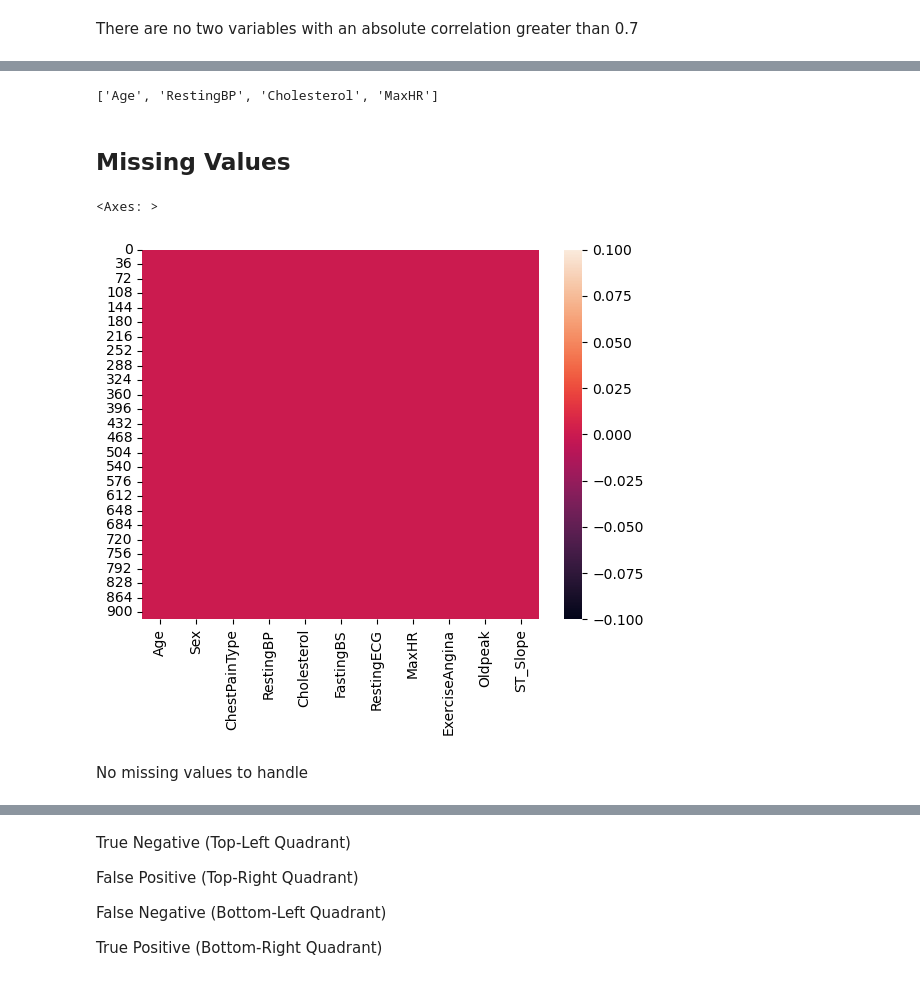
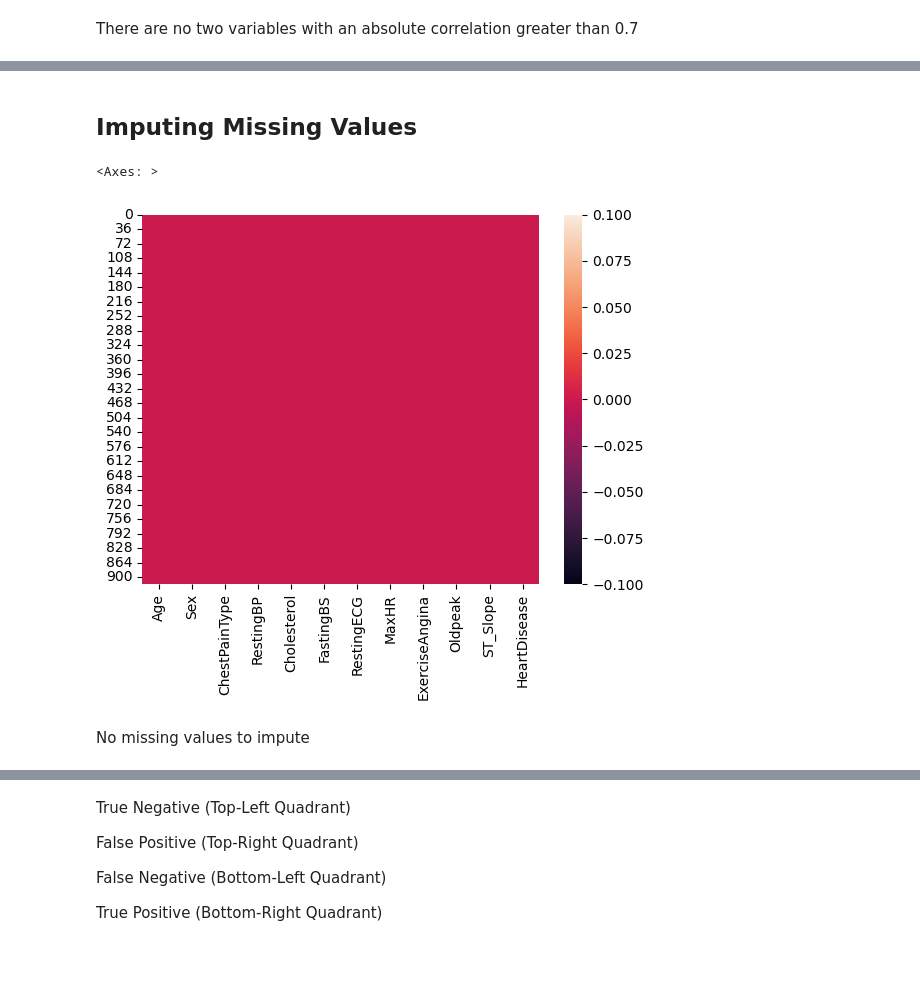
Before and after one commit to DevJGraham/Heart_Disease_Prediction, a Jupyter notebook: heart_disease_prediction.ipynb, the cells around one changed output, grey strips where cells are left out. Drawn from its saved outputs; the diff is of its cells as text; code cells hidden in the pictures.

```diff
--- a/heart_disease_prediction.ipynb
+++ b/heart_disease_prediction.ipynb
@@ -524,4 +429,0 @@ continuous_variables.remove('FastingBS')
-# %%
-continuous_variables
-# %% [output]
-['Age', 'RestingBP', 'Cholesterol', 'MaxHR']
@@ -528,9 +459,9 @@ continuous_variables
 # %% [markdown]
-## Missing Values
+## Imputing Missing Values
 # %%
-sns.heatmap(X.isnull())
+sns.heatmap(df.isnull())
 # %% [output]
 <Axes: >
-[figure, old version]
+[figure, new version]
 # %% [markdown]
-No missing values to handle
+No missing values to impute
```
Also changed, not shown: parts of 154 cells of this notebook, 2 other files.
